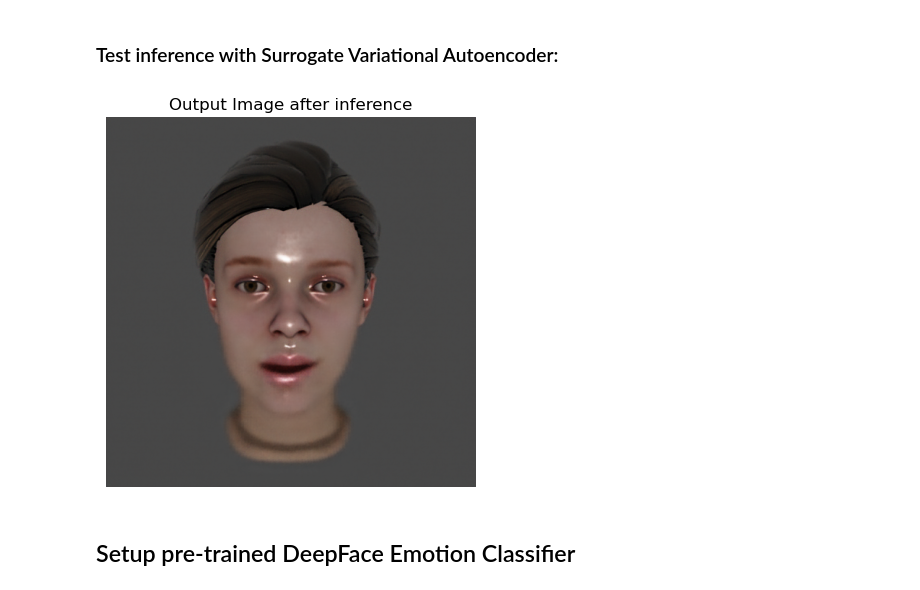
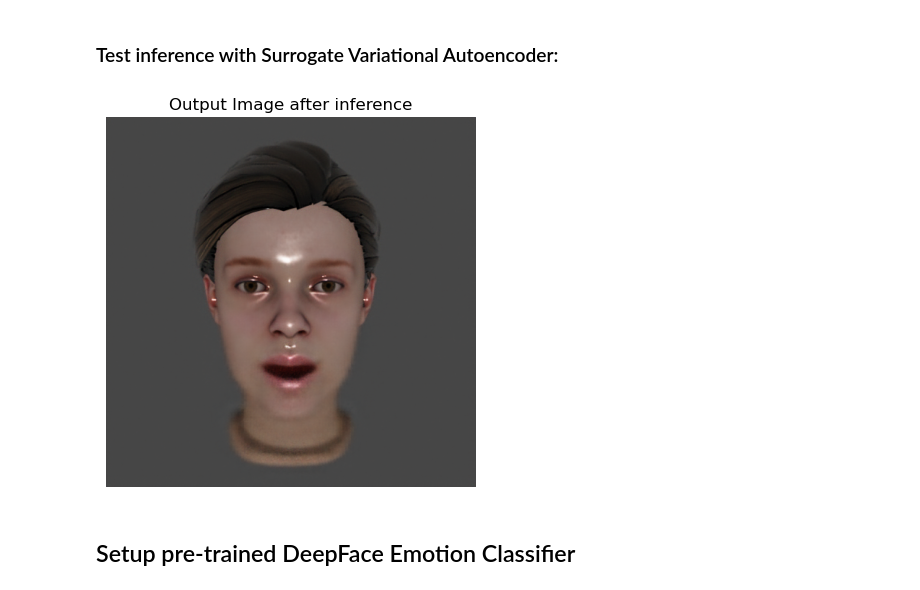
Before and after one commit to Leonpa/Master-Thesis, a Jupyter notebook: GAN_generator.ipynb, the cells around one changed output. Drawn from its saved outputs; the diff is of its cells as text; code cells hidden in the pictures.

```diff
--- a/GAN_generator.ipynb
+++ b/GAN_generator.ipynb
@@ -57,15 +57,15 @@ SurrogateVAE(
 # %% [markdown]
 ### Test inference with Surrogate Variational Autoencoder:
 # %%
-rig_param_values = [0, 0.2, -0.8, 0.0, 0.0, 0.0, 0.0, -2, 0.2, -0.3, 0.0, 0.0, 0.0, 0.0, -0.1, -0.01, -0.1, 0.0, 0.0, 0.0, 0.0, -0.1, 0.1, -4, 0.0, 0.0, 0.0, 0.0, 0.1, -0.03, -0.2, 0.0, 0.0, 0.0, 0.0, 0.02, 0.01, 0.16, 0.0, 0.0, 0.0, 0.0, -0.35, 0.14, -0.30, 0.0, 3.002625589942909e-06, -5.607937964668963e-06, 8.361090294783935e-06, -0.06107807159423828, 0.15036296844482422, -0.119140625, 0.0, 4.3709578676498495e-06, 7.03985597283463e-06, -8.000141860975418e-06, -0.22553014755249023, 0.1323099136352539, -0.433349609375, 0.0, -1.8065652511722874e-06, -5.944726581219584e-06, 0.0, -0.5, 0.5, 0.1, 0.0, 0.0, 0.0, 0.0, 0.01, -0.05, 0.16, 0.0, 0.0, 0.0, 0.0]
+rig_param_values = [0, 0, -2, 0.0, 0.0, 0.0, 0.0, 0, 0.2, -0.3, 0.0, 0.0, 0.0, 0.0, -0.1, -0.01, -0.1, 0.0, 0.0, 0.0, 0.0, -0.1, 0.1, -4, 0.0, 0.0, 0.0, 0.0, 0.1, -0.03, -0.2, 0.0, 0.0, 0.0, 0.0, 0.02, 0.01, 0.16, 0.0, 0.0, 0.0, 0.0, -0.35, 0.14, -0.30, 0.0, 3.002625589942909e-06, -5.607937964668963e-06, 8.361090294783935e-06, -0.06107807159423828, 0.15036296844482422, -0.119140625, 0.0, 4.3709578676498495e-06, 7.03985597283463e-06, -8.000141860975418e-06, -0.22553014755249023, 0.1323099136352539, -0.433349609375, 0.0, -1.8065652511722874e-06, -5.944726581219584e-06, 0.0, -0.5, 0.5, 0.1, 0.0, 0.0, 0.0, 0.0, 0.01, -0.5, 0.16, 0.0, 0.0, 0.0, 0.0]
 rig_params = torch.tensor([rig_param_values], dtype=torch.float32).to(device)
 
 vae_evaluator = Inference(model, idle_img_path, device='cuda' if torch.cuda.is_available() else 'cpu')
 
 vae_output = vae_evaluator.inference(rig_params)
 vae_evaluator.inference_display_results(vae_output)
 # %% [output]
-[figure, old version]
+[figure, new version]
 # %% [markdown]
 ## Setup pre-trained DeepFace Emotion Classifier
 # %% [markdown]
```
Also changed, not shown: 4 other files.
